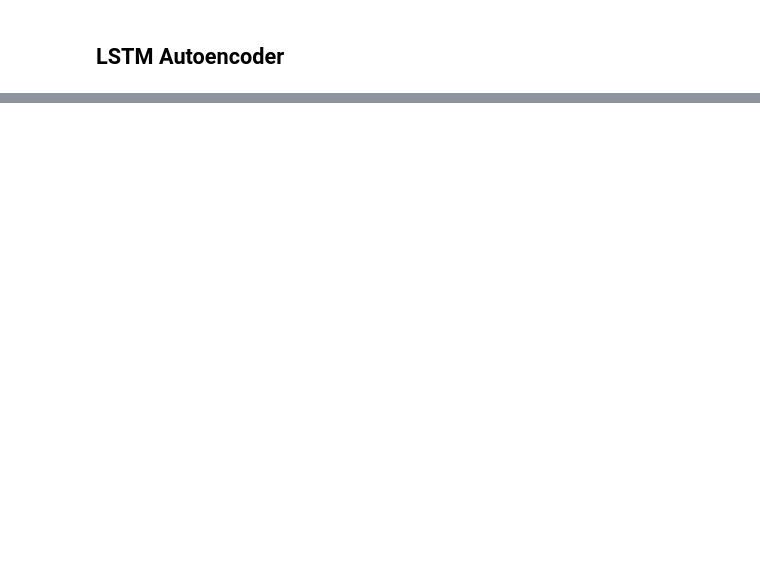
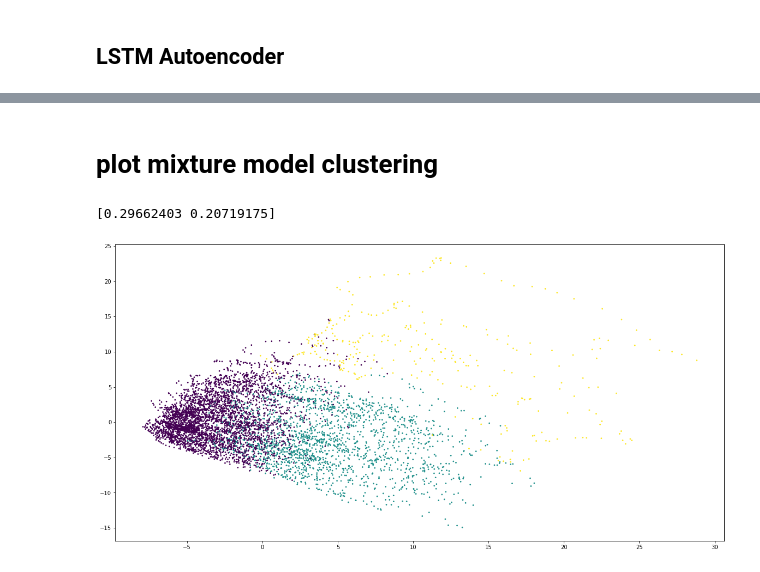
Before and after one commit to webclinic017/deep-rl-learning, a Jupyter notebook: autoencoder/understanding-lstm-autoencoder.ipynb, the cells around one changed output, grey strips where cells are left out. Drawn from its saved outputs; the diff is of its cells as text; code cells hidden in the pictures; blank space fills up the shorter version.

```diff
--- a/autoencoder/understanding-lstm-autoencoder.ipynb
+++ b/autoencoder/understanding-lstm-autoencoder.ipynb
@@ -303,0 +183,2 @@ print(np.round(X, 3))
+# %% [markdown]
+# plot mixture model clustering
@@ -303,0 +220,12 @@ print(np.round(X, 3))
+# %%
+from sklearn.decomposition import PCA
+pca = PCA(n_components=2)
+pca.fit(X_encoded)
+print(pca.explained_variance_ratio_)
+X_encoded_pca = pca.transform(X_encoded)
+# %% [output]
+[0.29662403 0.20719175]
+# %%
+plt.scatter(X_encoded_pca[:, 0], X_encoded_pca[:, 1], c=clustering.labels_, s=3, cmap='viridis');
+# %% [output]
+[figure, added]
```
Also changed, not shown: parts of 25 cells of this notebook, 1 other file.
